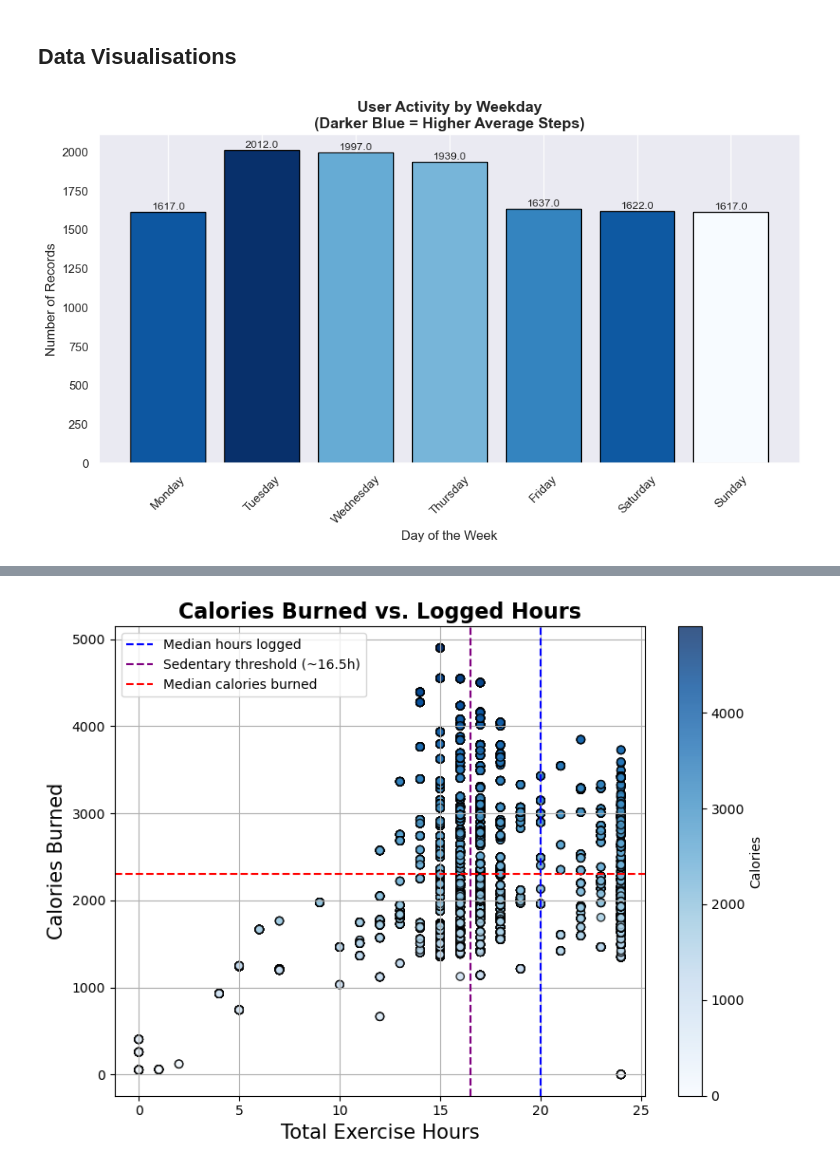
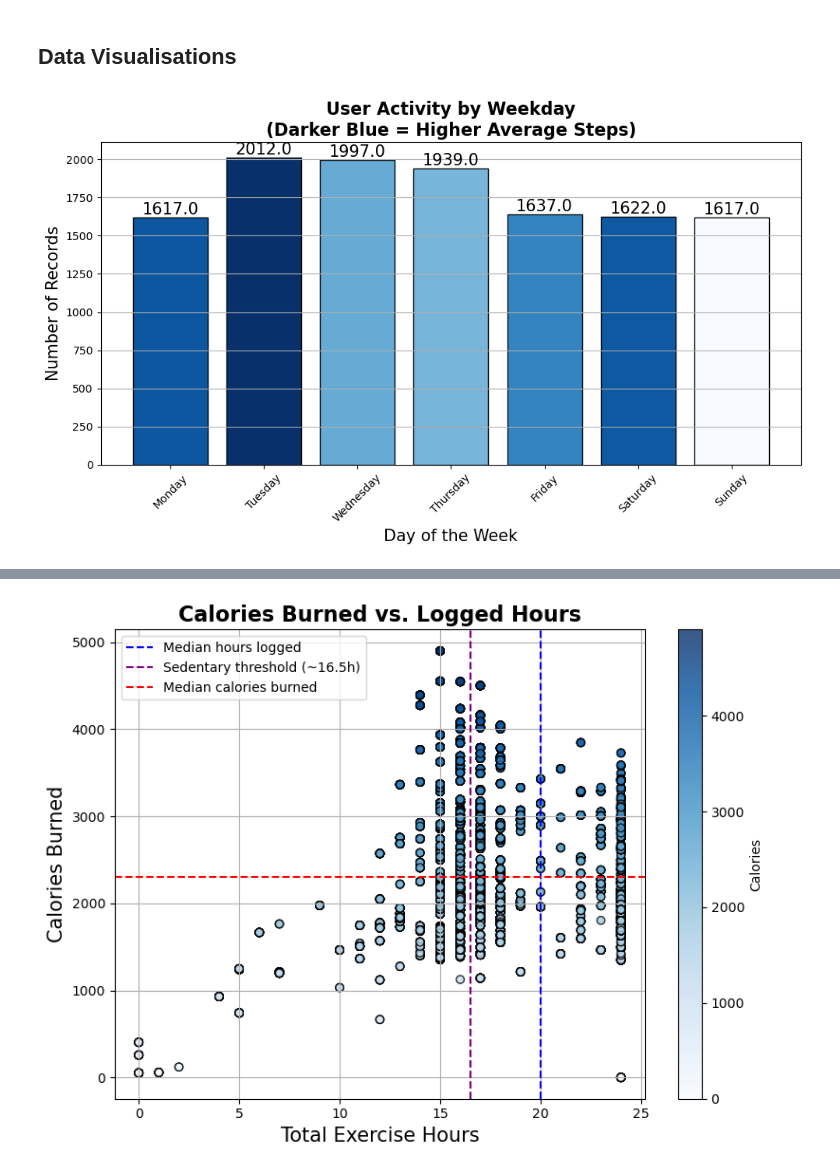
Before and after one commit to SheryllD/Project_SQL_Database, a Jupyter notebook: Data_Wrangling.ipynb, the cells around one changed output, grey strips where cells are left out. Saved outputs shown, nothing was run; the diff lists cells and outputs as text; code cells hidden in the pictures.

```diff
--- a/Data_Wrangling.ipynb
+++ b/Data_Wrangling.ipynb
@@ -507,32 +507,6 @@ df.to_csv("Datasets_files/Data_files_Fitbit/cleaned_fitbit_data.csv", index=Fals
 # %% [markdown]
 ## Data Visualisations
 # %%
-# plotting histogram
-
-# # Set seaborn style for aesthetics
-# sns.set(style="whitegrid")
-
-# # Order the days properly
-# ordered_days = ["Monday", "Tuesday", "Wednesday", "Thursday", "Friday", "Saturday", "Sunday"]
-
-# # Create a countplot instead of manual histogram (easier + prettier for categorical data)
-# plt.figure(figsize=(10, 6))
-# ax = sns.countplot(data=fitbit_df, x="day_of_the_week", order=ordered_days, palette="Blues", edgecolor="black")
-
-# # Add value labels on top of bars
-# for p in ax.patches:
-#     height = p.get_height()
-#     ax.annotate(f'{height}', (p.get_x() + p.get_width() / 2, height),
-#                 ha='center', va='bottom', fontsize=10)
-
-# # Set labels and title
-# plt.xlabel("Day of the Week", fontsize=12)
-# plt.ylabel("Number of Records", fontsize=12)
-# plt.title("User Activity Logged by Day of the Week", fontsize=14, weight="bold")
-# plt.xticks(rotation=45)
-# plt.tight_layout()
-# plt.show()
-
 import matplotlib.cm as cm
 
 # Correcting weekday order
@@ -550,38 +524,38 @@ day_counts = (
     df["day_of_the_week"]
     .value_counts()
     .reindex(ordered_days)
 )
 
 # Step 3: Average steps to range 0–1 for thhe colour mapping
 norm = (avg_steps_by_day - avg_steps_by_day.min()) / (avg_steps_by_day.max() - avg_steps_by_day.min())
 
 # Step 4: Map normalised values to Blues colormap (higher = darker)
 cmap = cm.get_cmap("Blues")  # NOT reversed
 mapped_colours = [cmap(val) for val in norm]
 
 # Step 5: Plotting
 plt.figure(figsize=(10, 6))
 bars = plt.bar(day_counts.index, day_counts.values, color=mapped_colours, edgecolor='black')
 
 # Adding value labels
 for bar in bars:
     height = bar.get_height()
     plt.annotate(f'{height:.1f}', xy=(bar.get_x() + bar.get_width() / 2, height),
-                 ha='center', va='bottom', fontsize=10)
+                 ha='center', va='bottom', fontsize=15)
 
 # Styling
-plt.title("User Activity by Weekday\n(Darker Blue = Higher Average Steps)", fontsize=14, weight="bold")
-plt.xlabel("Day of the Week", fontsize=12)
-plt.ylabel("Number of Records", fontsize=12)
+plt.title("User Activity by Weekday\n(Darker Blue = Higher Average Steps)", fontsize=16, weight="bold")
+plt.xlabel("Day of the Week", fontsize=15)
+plt.ylabel("Number of Records", fontsize=15)
 plt.xticks(rotation=45)
 plt.grid(axis='y')
 plt.tight_layout()
 
 # Saving the plot as an image
 plt.savefig("Data_visuals/Dataset_visuals_Fitbit/User_Activity_by_Week.png")
 plt.show()
 # %% [output]
-[figure, old version]
+[figure, new version]
 # %%
 # plotting scatter plot
 plt.style.use("default")
```
Also changed, not shown: parts of 2 cells of this notebook, 4 other files.
